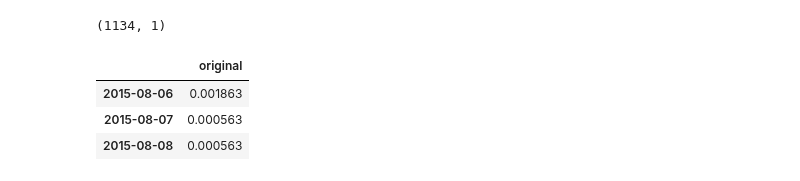
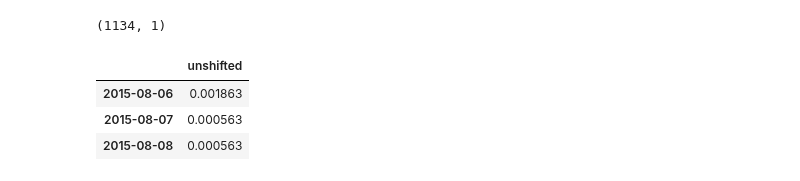
Before and after one commit to brianmcguckin/thinkful_unit_06_specializations, a Jupyter notebook: eth_tsa/lstm_rnn_moving_window.ipynb, the cells around one changed output. Drawn from its saved outputs; the diff is of its cells as text; code cells hidden in the pictures.

```diff
--- a/eth_tsa/lstm_rnn_moving_window.ipynb
+++ b/eth_tsa/lstm_rnn_moving_window.ipynb
@@ -32,15 +59,14 @@ df.set_index("date", drop=True, inplace=True)
 # %%
-ts = pd.DataFrame(df.eth_close.copy())
-
+# scale data
 scaler = MinMaxScaler(feature_range=(0,1))
 ts_scaled = scaler.fit_transform(ts.values)
 ts_df = pd.DataFrame(ts_scaled).set_index(df.index.values)
-ts_df.columns = ['original']
+ts_df.columns = ['unshifted']
 print(ts_df.shape)
 ts_df.head(3)
 # %% [output]
 (1134, 1)
-|  | original |
+|  | unshifted |
 | 2015-08-06 | 0.001863 |
 | 2015-08-07 | 0.000563 |
 | 2015-08-08 | 0.000563 |
```
Also changed, not shown: parts of 11 cells of this notebook, 1 other file.
